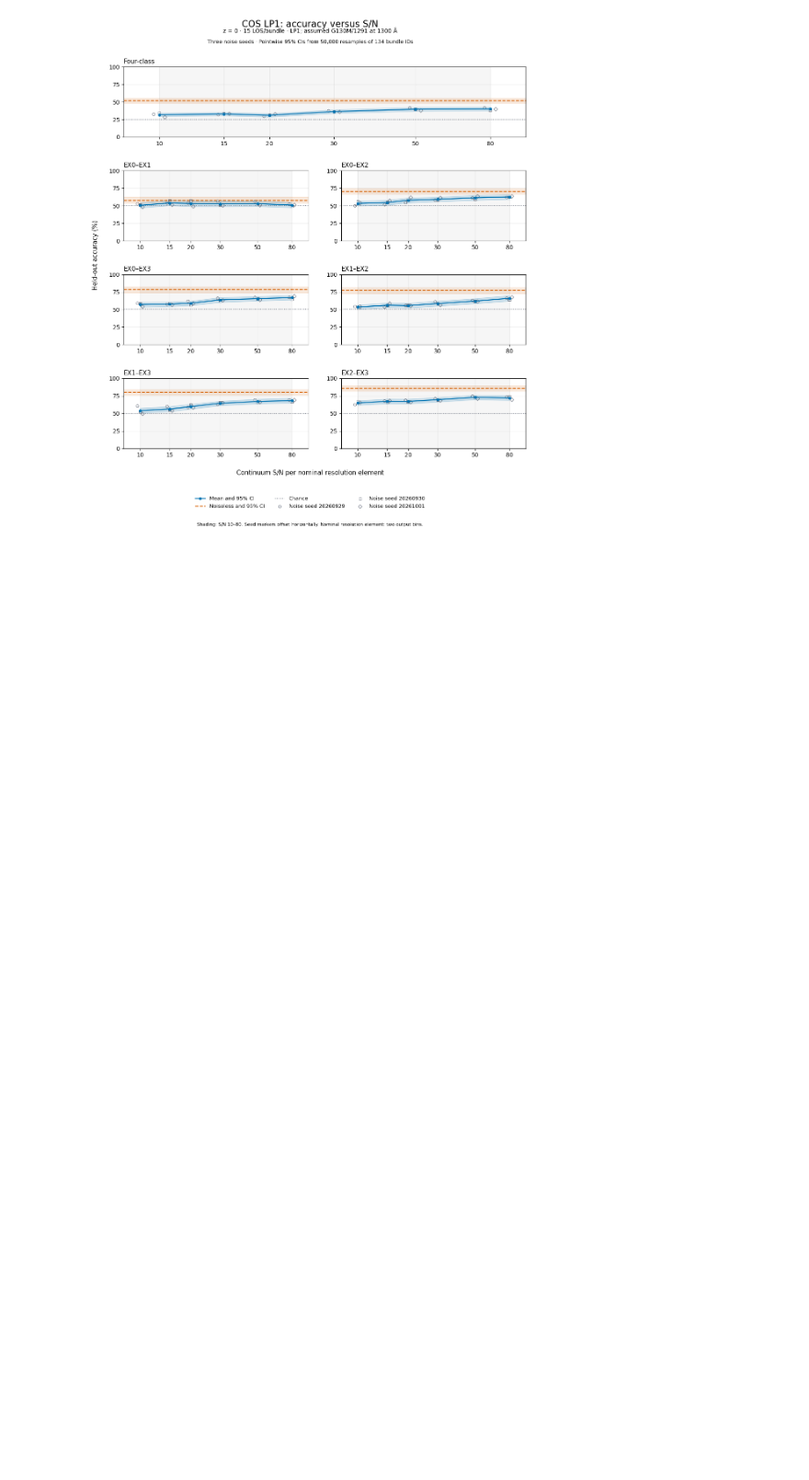
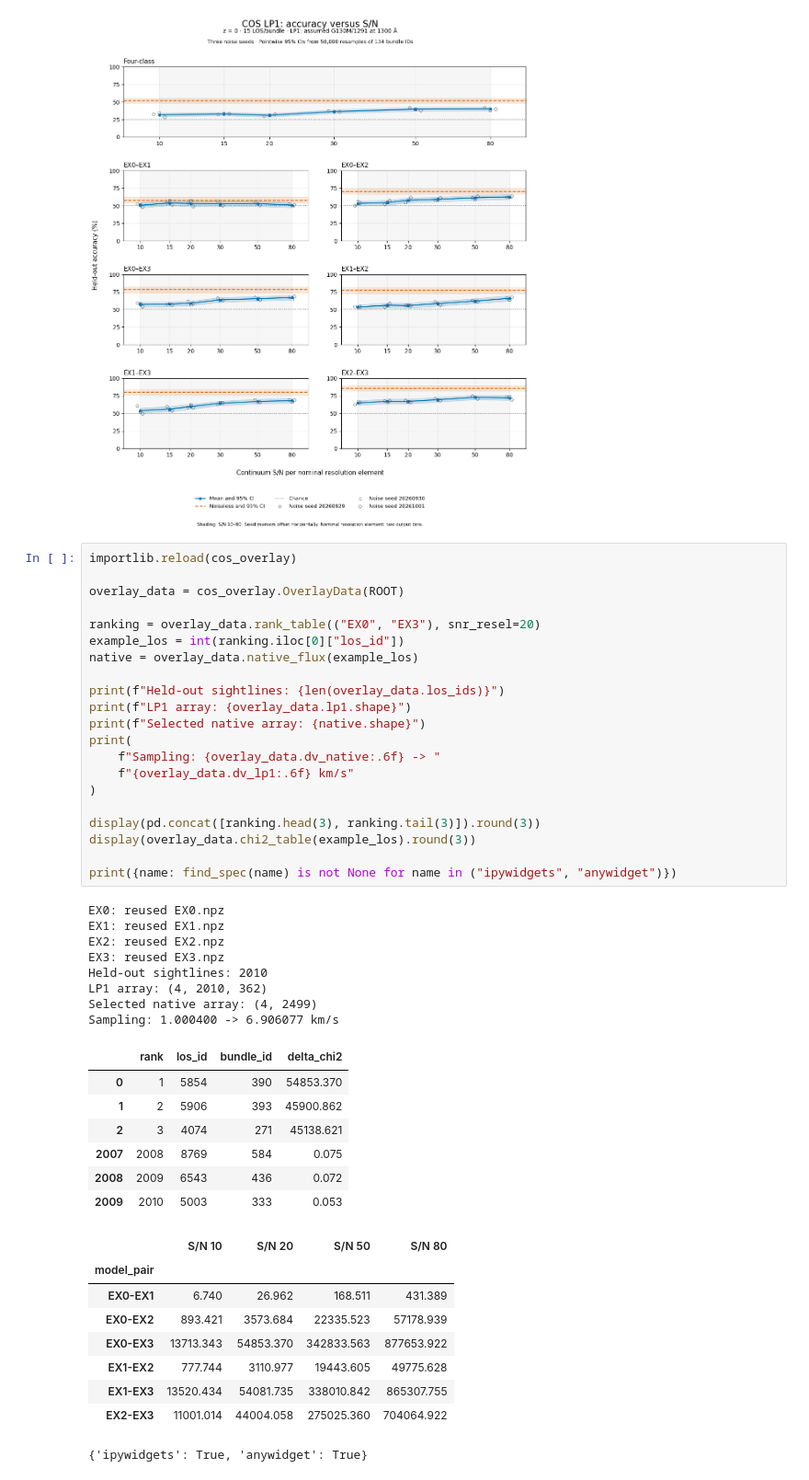
Before and after one commit to gogoi7/lya_forest_ml, a Jupyter notebook: notebooks/cos_obs.ipynb, the cells around one changed output. Shown at 92% size. Drawn from its saved outputs; the diff is of its cells as text; blank space fills up the shorter version.

Commit message:
Add COS sightline viewer and known-field oracle analysis

```diff
--- a/notebooks/cos_obs.ipynb
+++ b/notebooks/cos_obs.ipynb
@@ -1843,3 +1847,49 @@ display(fig_snr_static)
 # %% [output]
 Saved HTML, PDF and PNG in /Users/antareepgogoi/Codes/lya_forest_ml/outputs/cos_lsf_snr/snr_sweep/figures
 [figure]
+# %%
+importlib.reload(cos_overlay)
+
+overlay_data = cos_overlay.OverlayData(ROOT)
+
+ranking = overlay_data.rank_table(("EX0", "EX3"), snr_resel=20)
+example_los = int(ranking.iloc[0]["los_id"])
+native = overlay_data.native_flux(example_los)
+
+print(f"Held-out sightlines: {len(overlay_data.los_ids)}")
+print(f"LP1 array: {overlay_data.lp1.shape}")
+print(f"Selected native array: {native.shape}")
+print(
+    f"Sampling: {overlay_data.dv_native:.6f} -> "
+    f"{overlay_data.dv_lp1:.6f} km/s"
+)
+
+display(pd.concat([ranking.head(3), ranking.tail(3)]).round(3))
+display(overlay_data.chi2_table(example_los).round(3))
+
+print({name: find_spec(name) is not None for name in ("ipywidgets", "anywidget")})
+# %% [output]
+EX0: reused EX0.npz
+EX1: reused EX1.npz
+EX2: reused EX2.npz
+EX3: reused EX3.npz
+Held-out sightlines: 2010
+LP1 array: (4, 2010, 362)
+Selected native array: (4, 2499)
+Sampling: 1.000400 -> 6.906077 km/s
+|  | rank | los_id | bundle_id | delta_chi2 |
+| 0 | 1 | 5854 | 390 | 54853.370 |
+| 1 | 2 | 5906 | 393 | 45900.862 |
+| 2 | 3 | 4074 | 271 | 45138.621 |
+| 2007 | 2008 | 8769 | 584 | 0.075 |
+| 2008 | 2009 | 6543 | 436 | 0.072 |
+| 2009 | 2010 | 5003 | 333 | 0.053 |
+|  | S/N 10 | S/N 20 | S/N 50 | S/N 80 |
+| model_pair |  |  |  |  |
+| EX0-EX1 | 6.740 | 26.962 | 168.511 | 431.389 |
+| EX0-EX2 | 893.421 | 3573.684 | 22335.523 | 57178.939 |
+| EX0-EX3 | 13713.343 | 54853.370 | 342833.563 | 877653.922 |
+| EX1-EX2 | 777.744 | 3110.977 | 19443.605 | 49775.628 |
+| EX1-EX3 | 13520.434 | 54081.735 | 338010.842 | 865307.755 |
+| EX2-EX3 | 11001.014 | 44004.058 | 275025.360 | 704064.922 |
+{'ipywidgets': True, 'anywidget': True}
```
Also changed, not shown: parts of 5 cells of this notebook, 13 other files.
